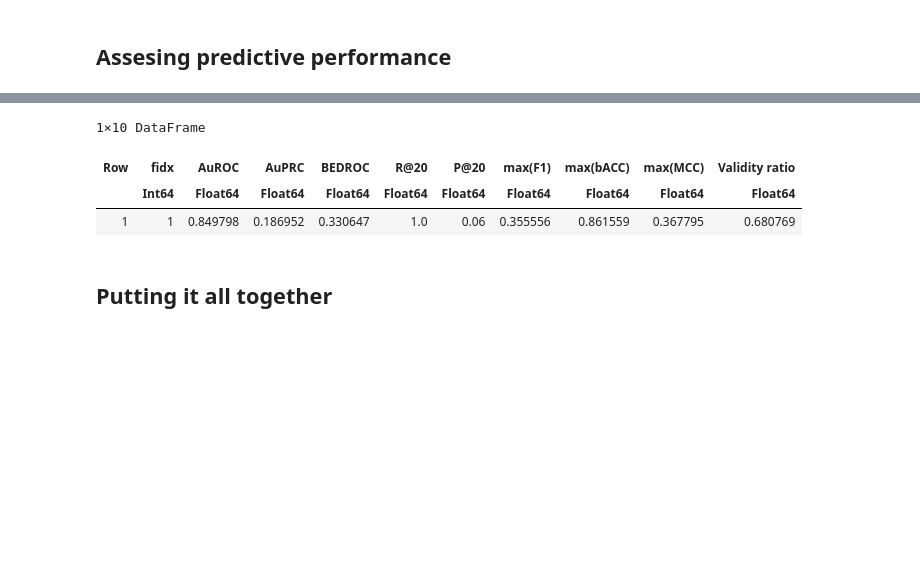
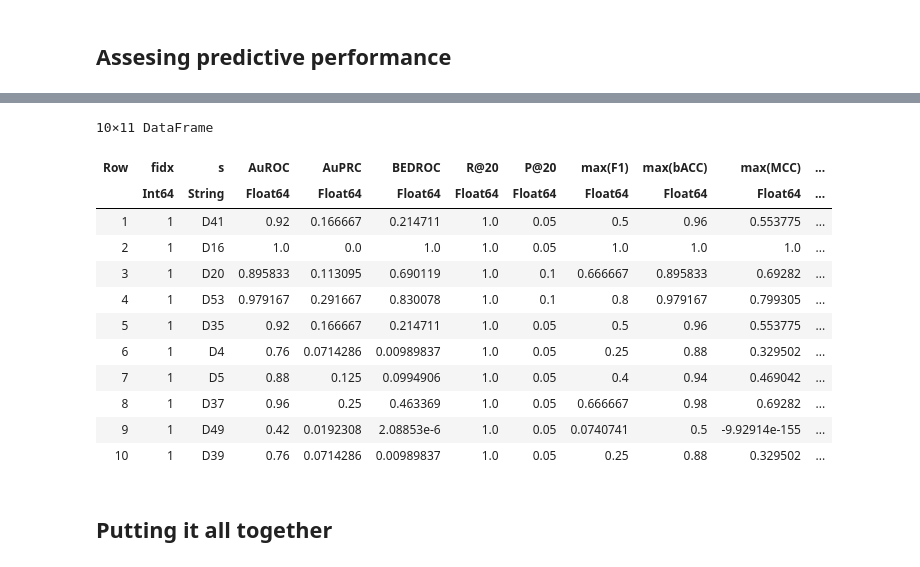
Before and after one commit to cvigilv/simspread-tutorial, a Jupyter notebook: tutorial_3.ipynb, the cells around one changed output, grey strips where cells are left out. Saved outputs shown, nothing was run; the diff lists cells and outputs as text; code cells hidden in the pictures; blank space fills up the shorter version.

```diff
--- a/tutorial_3.ipynb
+++ b/tutorial_3.ipynb
@@ -157,26 +172,35 @@ first(preds, 5)
 # %%
 using Chain
 
 # Calculate metrics
 perf = @chain preds begin
-    groupby([:fidx])
+    groupby([:fidx, :s])
     combine(
         [:y, :yhat] => SimSpread.AuROC => "AuROC",
         [:y, :yhat] => SimSpread.AuPRC => "AuPRC",
         [:y, :yhat] => SimSpread.BEDROC => "BEDROC",
-        [:y, :yhat, :s] => SimSpread.recallatL => "R@20",
-        [:y, :yhat, :s] => SimSpread.precisionatL => "P@20",
+        [:y, :yhat] => SimSpread.recallatL => "R@20",
+        [:y, :yhat] => SimSpread.precisionatL => "P@20",
         [:y, :yhat] => ((y,yhat) -> SimSpread.maxperformance(collect(y), collect(yhat), SimSpread.f1score)) => "max(F1)",
         [:y, :yhat] => ((y,yhat) -> SimSpread.maxperformance(collect(y), collect(yhat), SimSpread.balancedaccuracy)) => "max(bACC)",
         [:y, :yhat] => ((y,yhat) -> SimSpread.maxperformance(collect(y), collect(yhat), SimSpread.mcc)) => "max(MCC)",
         :yhat => SimSpread.validity_ratio => "Validity ratio"
     )
 end
 # %% [output]
-1×10 DataFrame
+10×11 DataFrame
-| Row | fidx | AuROC | AuPRC | BEDROC | R@20 | P@20 | max(F1) | max(bACC) | max(MCC) | Validity ratio |
-|  | Int64 | Float64 | Float64 | Float64 | Float64 | Float64 | Float64 | Float64 | Float64 | Float64 |
-| 1 | 1 | 0.849798 | 0.186952 | 0.330647 | 1.0 | 0.06 | 0.355556 | 0.861559 | 0.367795 | 0.680769 |
+| Row | fidx | s | AuROC | AuPRC | BEDROC | R@20 | P@20 | max(F1) | max(bACC) | max(MCC) | ... |
+|  | Int64 | String | Float64 | Float64 | Float64 | Float64 | Float64 | Float64 | Float64 | Float64 | ... |
+| 1 | 1 | D41 | 0.92 | 0.166667 | 0.214711 | 1.0 | 0.05 | 0.5 | 0.96 | 0.553775 | ... |
+| 2 | 1 | D16 | 1.0 | 0.0 | 1.0 | 1.0 | 0.05 | 1.0 | 1.0 | 1.0 | ... |
+| 3 | 1 | D20 | 0.895833 | 0.113095 | 0.690119 | 1.0 | 0.1 | 0.666667 | 0.895833 | 0.69282 | ... |
+| 4 | 1 | D53 | 0.979167 | 0.291667 | 0.830078 | 1.0 | 0.1 | 0.8 | 0.979167 | 0.799305 | ... |
+| 5 | 1 | D35 | 0.92 | 0.166667 | 0.214711 | 1.0 | 0.05 | 0.5 | 0.96 | 0.553775 | ... |
+| 6 | 1 | D4 | 0.76 | 0.0714286 | 0.00989837 | 1.0 | 0.05 | 0.25 | 0.88 | 0.329502 | ... |
+| 7 | 1 | D5 | 0.88 | 0.125 | 0.0994906 | 1.0 | 0.05 | 0.4 | 0.94 | 0.469042 | ... |
+| 8 | 1 | D37 | 0.96 | 0.25 | 0.463369 | 1.0 | 0.05 | 0.666667 | 0.98 | 0.69282 | ... |
+| 9 | 1 | D49 | 0.42 | 0.0192308 | 2.08853e-6 | 1.0 | 0.05 | 0.0740741 | 0.5 | -9.92914e-155 | ... |
+| 10 | 1 | D39 | 0.76 | 0.0714286 | 0.00989837 | 1.0 | 0.05 | 0.25 | 0.88 | 0.329502 | ... |
 # %% [markdown]
 ## Putting it all together
 # %%
```
Also changed, not shown: parts of 13 cells of this notebook, 4 other files.
